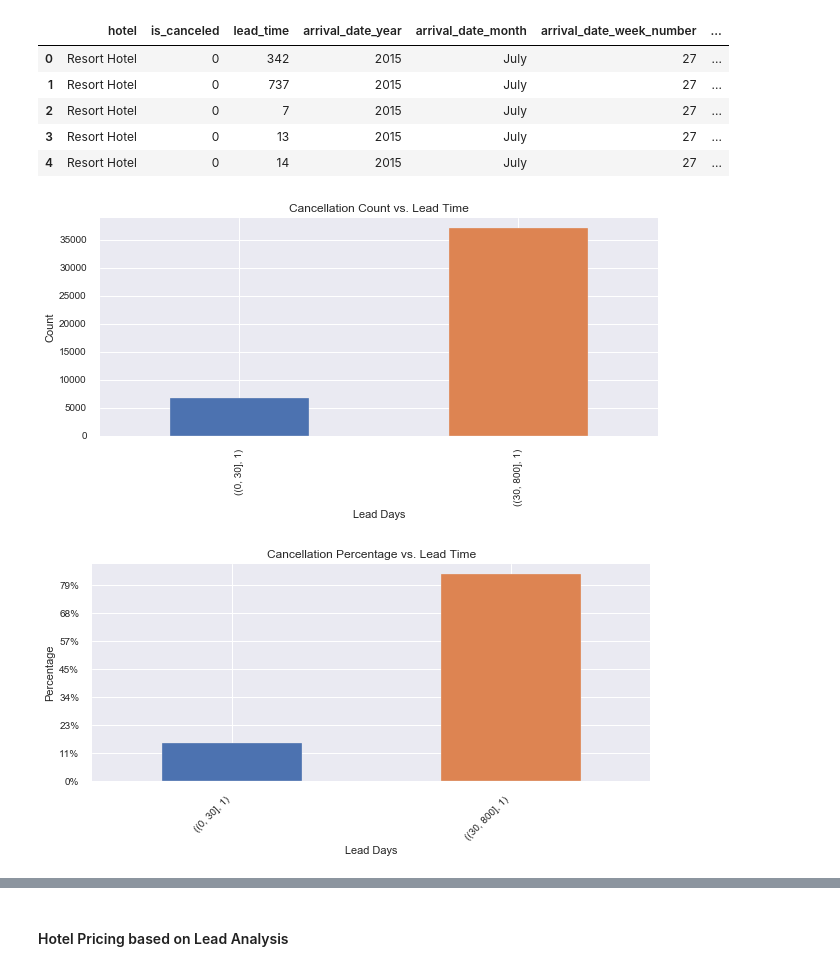
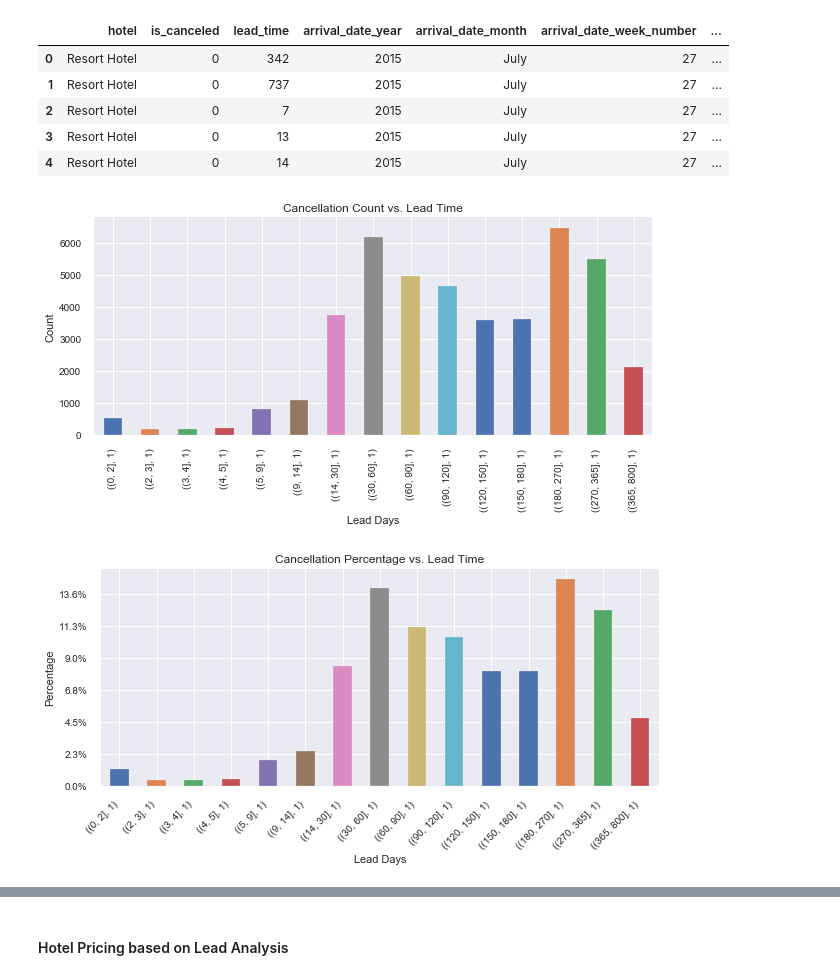
Before and after one commit to spettiett/dsc-capstone-project-v2-online-ds-pt-061019, a Jupyter notebook: Capstone_EDA.ipynb, the cells around one changed output, grey strips where cells are left out. Saved outputs shown, nothing was run; the diff lists cells and outputs as text; code cells hidden in the pictures.

```diff
--- a/Capstone_EDA.ipynb
+++ b/Capstone_EDA.ipynb
@@ -797,31 +807,31 @@ dataset.head()
 # Plot lead time for Cancellations -- COUNT
 df_cancl = dataset.loc[dataset['is_canceled']==1]
 
-df_leadTime_is_cancl = df_cancl.groupby(['leadTime_catg'])['is_canceled'].value_counts(normalize=False) # value_counts(normalize=True)
+df_leadTime_is_cancl = df_cancl.groupby(['leadTime_catg_2'])['is_canceled'].value_counts(normalize=False) # value_counts(normalize=True)
 df_leadTime_is_cancl.plot(kind='bar',stacked=False, legend=False,figsize=(10, 4))
 plt.title('Cancellation Count vs. Lead Time')
 plt.xlabel('Lead Days')
 plt.ylabel('Count')
 
-plt.savefig('./PPT_IMG/lead_time_catg_cancl_count')
+plt.savefig('./PPT_IMG/lead_time_catg2_cancl_count')
 plt.show()
 # %% [output]
-[figure, old version]
+[figure, new version]
 # %%
 # Plot lead time for Cancellations  -- PERCENTAGE
 from matplotlib import ticker
 
-df_leadTime_is_cancl = df_cancl.groupby(['leadTime_catg'])['is_canceled'].value_counts(normalize=False) # value_counts(normalize=True)
+df_leadTime_is_cancl = df_cancl.groupby(['leadTime_catg_2'])['is_canceled'].value_counts(normalize=False) # value_counts(normalize=True)
 ax = df_leadTime_is_cancl.plot(kind='bar',stacked=False, legend=False,figsize=(10, 4))
 ax.set_title('Cancellation Percentage vs. Lead Time')
 ax.set_xlabel('Lead Days')
 ax.set_ylabel('Percentage')
 ax.set_xticklabels(ax.get_xticklabels(), rotation = 45, horizontalalignment = 'right')
 ax.yaxis.set_major_formatter(ticker.PercentFormatter(xmax=len(df_cancl)))  # To covert count(default) to percentage
 
-plt.savefig('./PPT_IMG/lead_time_catg_cancl_percent')
+plt.savefig('./PPT_IMG/lead_time_catg2_cancl_percent')
 plt.show()
 # %% [output]
-[figure, old version]
+[figure, new version]
 # %%
 print(df_leadTime_is_cancl)
```
Also changed, not shown: parts of 7 cells of this notebook, 14 other files.
